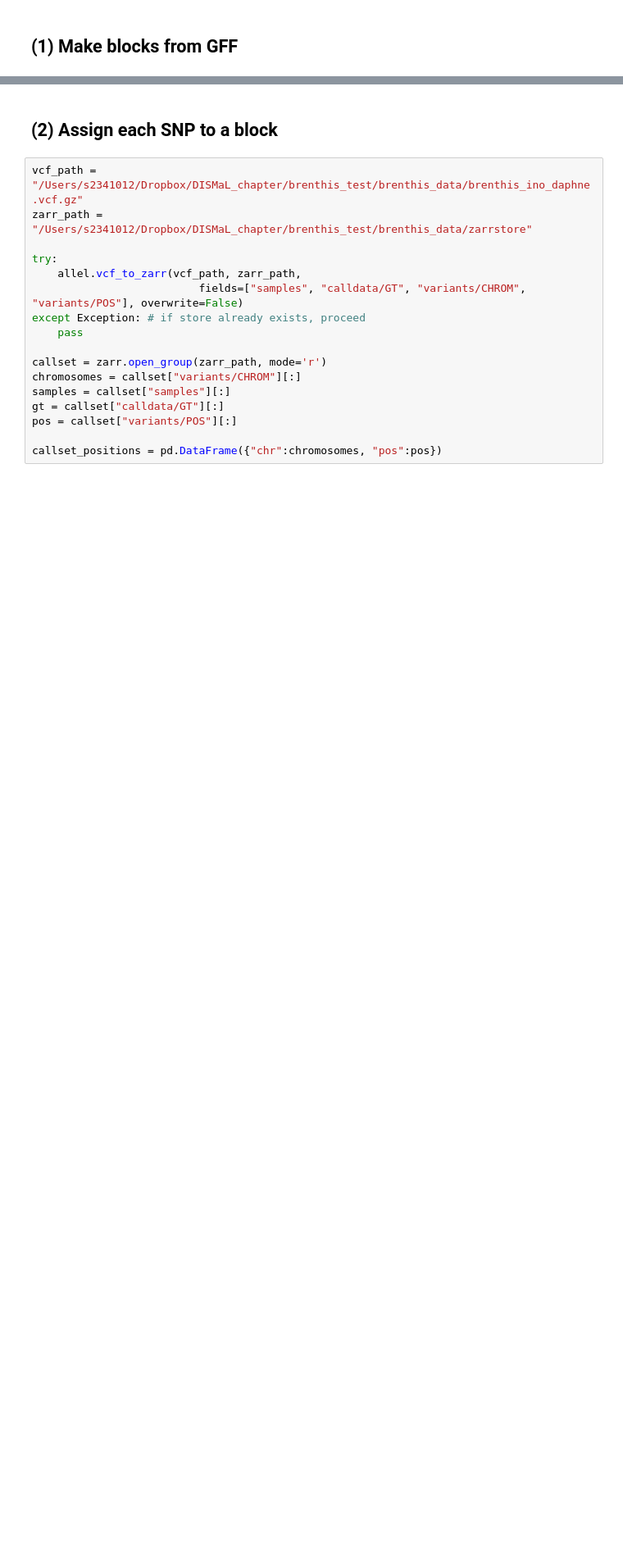
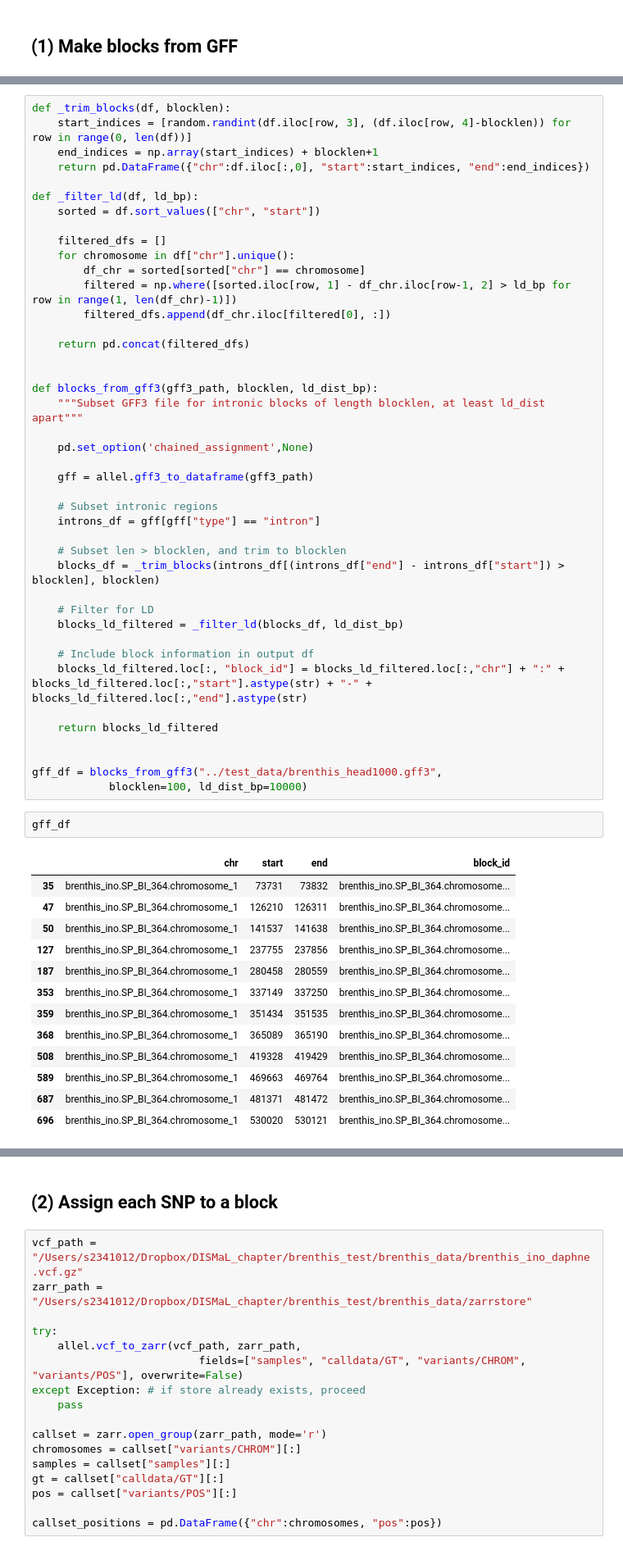
Before and after one commit to simonharnqvist/DISMaL, a Jupyter notebook: preprocessing/preprocessing.ipynb, the cells around one changed output, grey strips where cells are left out. Shown at 82% size. Drawn from its saved outputs; the diff is of its cells as text; blank space fills up the shorter version.

```diff
--- a/preprocessing/preprocessing.ipynb
+++ b/preprocessing/preprocessing.ipynb
@@ -16,0 +59,58 @@ import itertools
+# %%
+def _trim_blocks(df, blocklen):
+    start_indices = [random.randint(df.iloc[row, 3], (df.iloc[row, 4]-blocklen)) for row in range(0, len(df))]
+    end_indices = np.array(start_indices) + blocklen+1
+    return pd.DataFrame({"chr":df.iloc[:,0], "start":start_indices, "end":end_indices})
+
+def _filter_ld(df, ld_bp):
+    sorted = df.sort_values(["chr", "start"])
+
+    filtered_dfs = []
+    for chromosome in df["chr"].unique():
+        df_chr = sorted[sorted["chr"] == chromosome]
+        filtered = np.where([sorted.iloc[row, 1] - df_chr.iloc[row-1, 2] > ld_bp for row in range(1, len(df_chr)-1)])
+        filtered_dfs.append(df_chr.iloc[filtered[0], :])
+
+    return pd.concat(filtered_dfs)
+
+
+def blocks_from_gff3(gff3_path, blocklen, ld_dist_bp):
+    """Subset GFF3 file for intronic blocks of length blocklen, at least ld_dist apart"""
+
+    pd.set_option('chained_assignment',None)
+
+    gff = allel.gff3_to_dataframe(gff3_path)
+
+    # Subset intronic regions
+    introns_df = gff[gff["type"] == "intron"]
+
+    # Subset len > blocklen, and trim to blocklen
+    blocks_df = _trim_blocks(introns_df[(introns_df["end"] - introns_df["start"]) > blocklen], blocklen)
+
+    # Filter for LD
+    blocks_ld_filtered = _filter_ld(blocks_df, ld_dist_bp)
+
+    # Include block information in output df
+    blocks_ld_filtered.loc[:, "block_id"] = blocks_ld_filtered.loc[:,"chr"] + ":" + blocks_ld_filtered.loc[:,"start"].astype(str) + "-" + blocks_ld_filtered.loc[:,"end"].astype(str)
+
+    return blocks_ld_filtered
+
+
+gff_df = blocks_from_gff3("../test_data/brenthis_head1000.gff3",
+            blocklen=100, ld_dist_bp=10000)
+# %%
+gff_df
+# %% [output]
+|  | chr | start | end | block_id |
+| 35 | brenthis_ino.SP_BI_364.chromosome_1 | 73731 | 73832 | brenthis_ino.SP_BI_364.chromosome... |
+| 47 | brenthis_ino.SP_BI_364.chromosome_1 | 126210 | 126311 | brenthis_ino.SP_BI_364.chromosome... |
+| 50 | brenthis_ino.SP_BI_364.chromosome_1 | 141537 | 141638 | brenthis_ino.SP_BI_364.chromosome... |
+| 127 | brenthis_ino.SP_BI_364.chromosome_1 | 237755 | 237856 | brenthis_ino.SP_BI_364.chromosome... |
+| 187 | brenthis_ino.SP_BI_364.chromosome_1 | 280458 | 280559 | brenthis_ino.SP_BI_364.chromosome... |
+| 353 | brenthis_ino.SP_BI_364.chromosome_1 | 337149 | 337250 | brenthis_ino.SP_BI_364.chromosome... |
+| 359 | brenthis_ino.SP_BI_364.chromosome_1 | 351434 | 351535 | brenthis_ino.SP_BI_364.chromosome... |
+| 368 | brenthis_ino.SP_BI_364.chromosome_1 | 365089 | 365190 | brenthis_ino.SP_BI_364.chromosome... |
+| 508 | brenthis_ino.SP_BI_364.chromosome_1 | 419328 | 419429 | brenthis_ino.SP_BI_364.chromosome... |
+| 589 | brenthis_ino.SP_BI_364.chromosome_1 | 469663 | 469764 | brenthis_ino.SP_BI_364.chromosome... |
+| 687 | brenthis_ino.SP_BI_364.chromosome_1 | 481371 | 481472 | brenthis_ino.SP_BI_364.chromosome... |
+| 696 | brenthis_ino.SP_BI_364.chromosome_1 | 530020 | 530121 | brenthis_ino.SP_BI_364.chromosome... |
```
Also changed, not shown: parts of 30 cells of this notebook, 2 other files.
